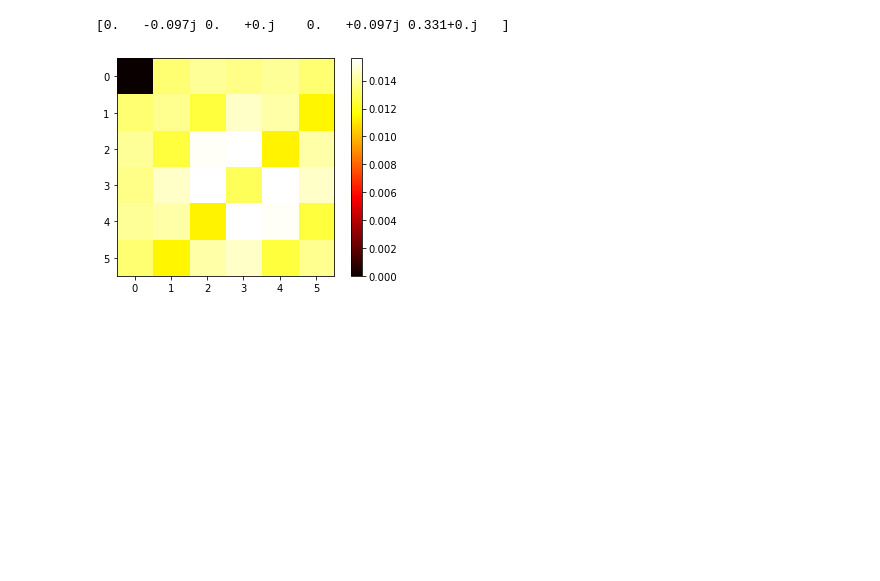
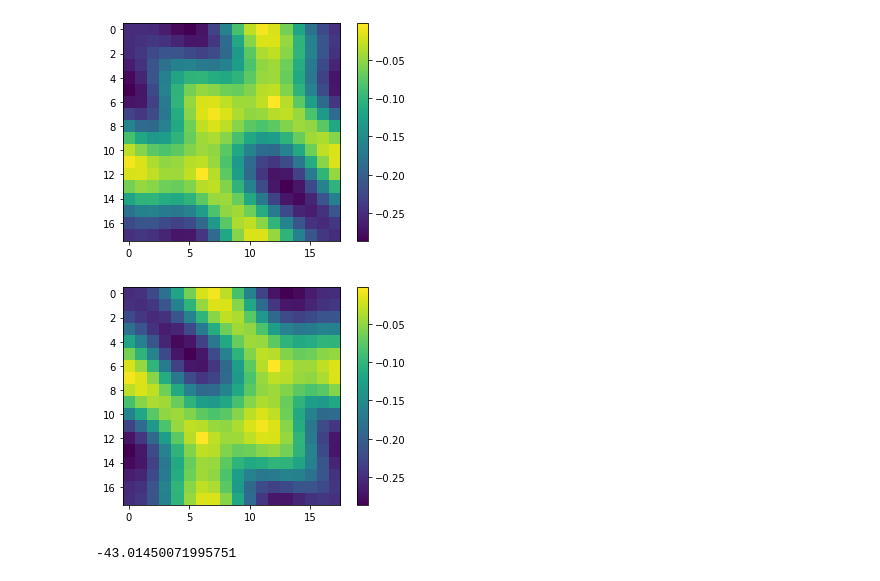
Before and after one commit to nikita-astronaut/XQMC, a Jupyter notebook: code/RPA.ipynb, the cells around one changed output. Saved outputs shown, nothing was run; the diff lists cells and outputs as text; code cells hidden in the pictures; blank space fills up the shorter version.

```diff
--- a/code/RPA.ipynb
+++ b/code/RPA.ipynb
@@ -69,14 +144,32 @@ N_particles_plus_below after = 36
 # %%
-Ls = config.Ls
-K0 = config.K_0
+Ls = L
+K0 = _model_hex_2orb_Koshino(L)
+
+U_xy_to_chiral = np.kron(np.eye(K0.shape[0] // 2), np.array([[1, 1], [-1.0j, +1.0j]]) / np.sqrt(2))
+
+K0 = U_xy_to_chiral.conj().T.dot(K0).dot(U_xy_to_chiral)
+
+K0_plus = K0[::2, :]
+K0_plus = K0_plus[:, ::2]
+
+K0_minus = K0[1::2, :]
+K0_minus = K0_minus[:, 1::2]
+
+assert np.allclose(np.linalg.eigh(K0_plus)[0], np.linalg.eigh(K0_minus)[0])
+
 n_bands = 4
 beta = 0.1
 fft = get_fft(Ls, n_bands)
-print(np.unique(K0))
 
 K0 = K0 - np.diag(np.diag(K0) * 0. + 0.01)
 ### doing the FFT of K0 ###
 K0_fft = fft.conj().T.dot(K0).dot(fft)
+
+K0_fft_plus = K0_fft[::2, :]
+K0_fft_plus = K0_fft_plus[:, ::2]
+
+K0_fft_minus = K0_fft[1::2, :]
+K0_fft_minus = K0_fft_minus[:, 1::2]
 
 K0_check = K0_fft.copy()
 for i in range(K0_check.shape[0] // n_bands):
@@ -86,11 +179,15 @@ assert np.isclose(np.sum(np.abs(K0_check)), 0.0)
 
 A = np.zeros((L, L, n_bands, n_bands), dtype=np.complex128)
 energies = np.zeros((L, L, n_bands), dtype=np.complex128)
+
+energies_plus = np.zeros((L, L, n_bands // 2), dtype=np.complex128)
+energies_minus = np.zeros((L, L, n_bands // 2), dtype=np.complex128)
 for i in range(K0_check.shape[0] // n_bands):
     kx, ky = i % L, i // L
     A[kx, ky, ...] = np.linalg.eigh(K0_fft[i * n_bands:i * n_bands + n_bands,i * n_bands:i * n_bands + n_bands])[1]
     energies[kx, ky, ...] = np.linalg.eigh(K0_fft[i * n_bands:i * n_bands + n_bands,i * n_bands:i * n_bands + n_bands])[0]
-
+    energies_plus[kx, ky, ...] = np.linalg.eigh(K0_fft_plus[i * n_bands // 2:i * n_bands // 2 + n_bands // 2, i * n_bands // 2:i * n_bands // 2 + n_bands // 2])[0]
+    energies_minus[kx, ky, ...] = np.linalg.eigh(K0_fft_minus[i * n_bands // 2:i * n_bands // 2 + n_bands // 2, i * n_bands // 2:i * n_bands // 2 + n_bands // 2])[0]
 
 @jit(nopython=True)
 def get_susc_zero(Ls, n_bands, A, A_plus_q, energies, energies_plus_q, omega, temp):
@@ -122,25 +219,32 @@ for qx in range(Ls):
         energies_plus_q = np.roll(energies_plus_q, shift = qy, axis=1)
         susc_0[qx, qy, ...] = get_susc_zero(Ls, n_bands, A, A_plus_q, energies, energies_plus_q, 0., beta)
 
-        for a in range(4):
-            for b in range(4):
-                for c in range(4):
-                    for d in range(4):
-                        if (a + c) % 2 != (b + d) %2:
+        for a in range(n_bands):
+            for b in range(n_bands):
+                for c in range(n_bands):
+                    for d in range(n_bands):
+                        if (a + c) % 2 != (b + d) % 2:
                             assert np.isclose(susc_0[qx, qy, a, b, c, d], 0.0)
         ## conserve valley quantum number
 
 susc_uniform = np.sum(susc_0[:, :, np.arange(n_bands), np.arange(n_bands), :, :], axis=2)
 susc_uniform = np.sum(susc_uniform[:, :, np.arange(n_bands), np.arange(n_bands)], axis=-1).real
-# %% [output]
-[0.   -0.097j 0.   +0.j    0.   +0.097j 0.331+0.j   ]
 # %%
 import matplotlib.pyplot as plt
-plt.imshow(susc_uniform, cmap='hot', interpolation='nearest')
+plt.imshow(energies_plus[..., 0].real, interpolation='nearest')
 plt.colorbar()
 plt.show()
+
+import matplotlib.pyplot as plt
+plt.imshow(energies_minus[..., 0].real, interpolation='nearest')
+plt.colorbar()
+plt.show()
+
+np.sum(energies_minus[..., 0].real)
 # %% [output]
-[figure, old version]
+[figure, new version]
+[figure, added]
+-43.01450071995751
 # %%
 Alat = np.array([[1, 0], [1. / 2., np.sqrt(3) / 2.]])
 G = 2 * np.pi * np.array([[1, -1. / np.sqrt(3)], [0, 2 / np.sqrt(3)]])
```
Also changed, not shown: parts of 9 cells of this notebook.
